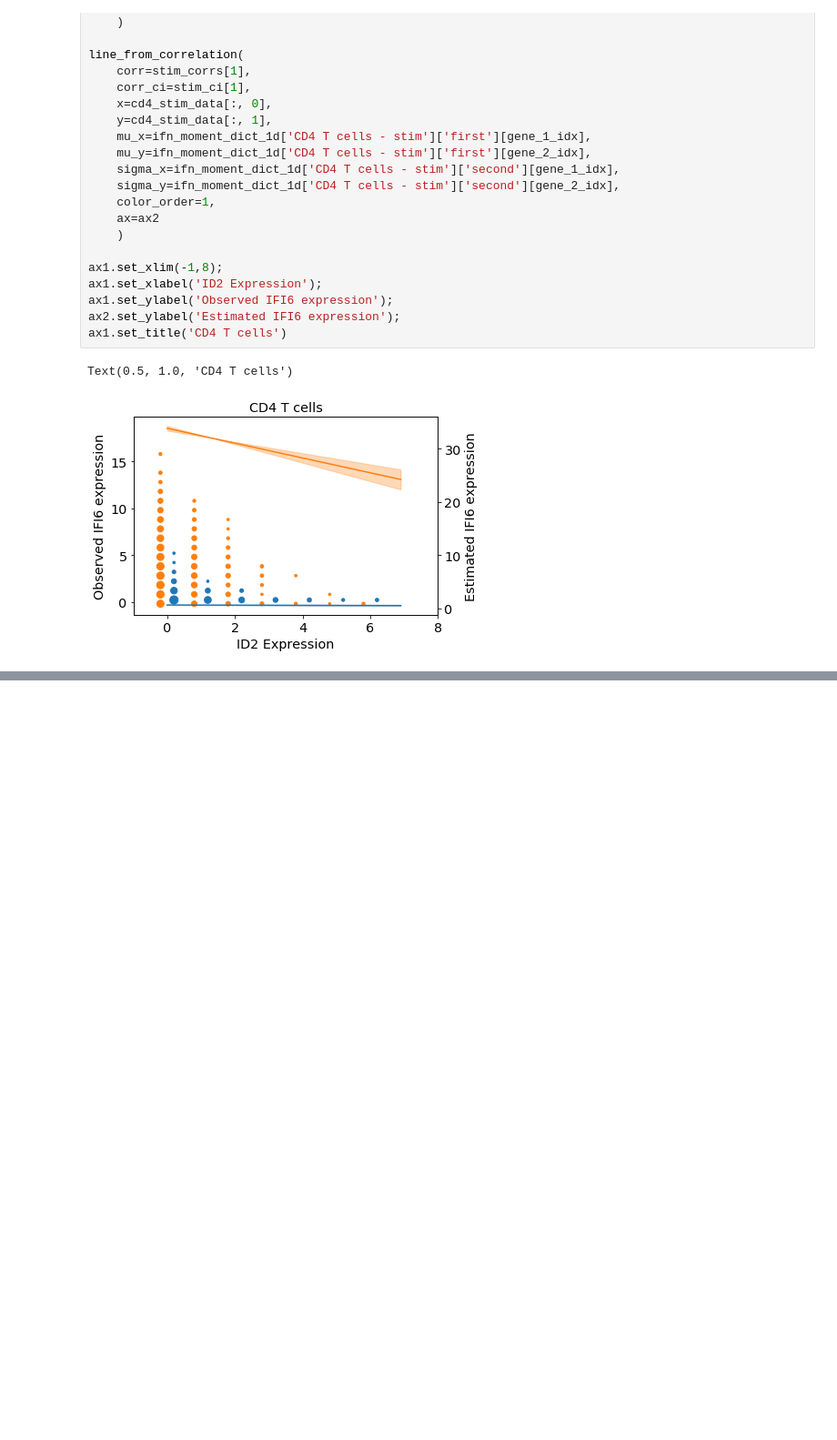
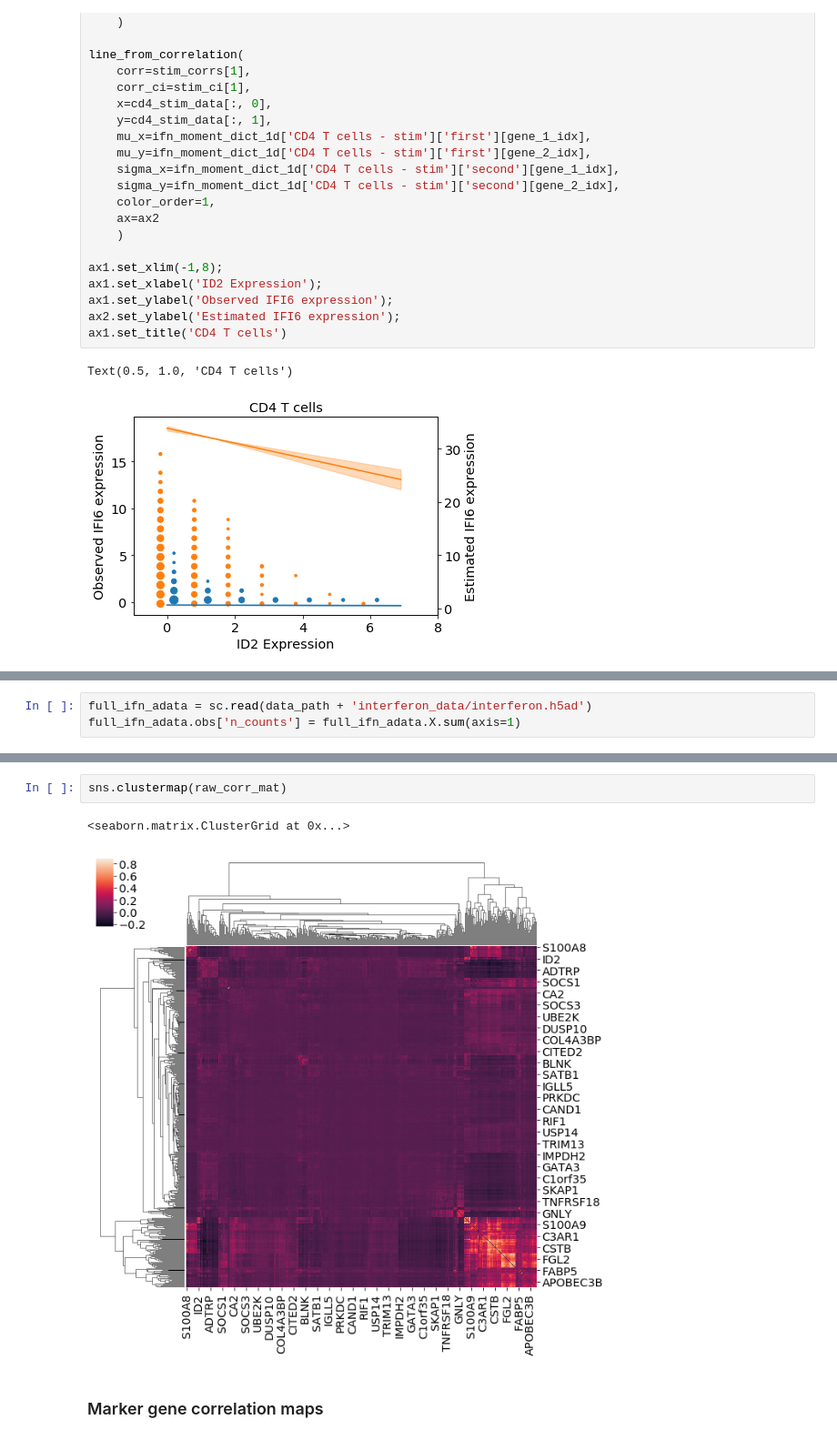
Before and after one commit to yelabucsf/scrna-parameter-estimation, a Jupyter notebook: examples/interferon_stimulation/interferon_2d_analysis.ipynb, the cells around one changed output, grey strips where cells are left out. Shown at 91% size. Drawn from its saved outputs; the diff is of its cells as text; blank space fills up the shorter version.

```diff
--- a/examples/interferon_stimulation/interferon_2d_analysis.ipynb
+++ b/examples/interferon_stimulation/interferon_2d_analysis.ipynb
@@ -346,0 +345,3 @@ Text(0.5, 1.0, 'CD4 T cells')
+# %%
+full_ifn_adata = sc.read(data_path + 'interferon_data/interferon.h5ad')
+full_ifn_adata.obs['n_counts'] = full_ifn_adata.X.sum(axis=1)
@@ -346,0 +378,7 @@ Text(0.5, 1.0, 'CD4 T cells')
+# %%
+sns.clustermap(raw_corr_mat)
+# %% [output]
+<seaborn.matrix.ClusterGrid at 0x...>
+[figure, added]
+# %% [markdown]
+### Marker gene correlation maps
```
Also changed, not shown: parts of 19 cells of this notebook, 1 other file.
